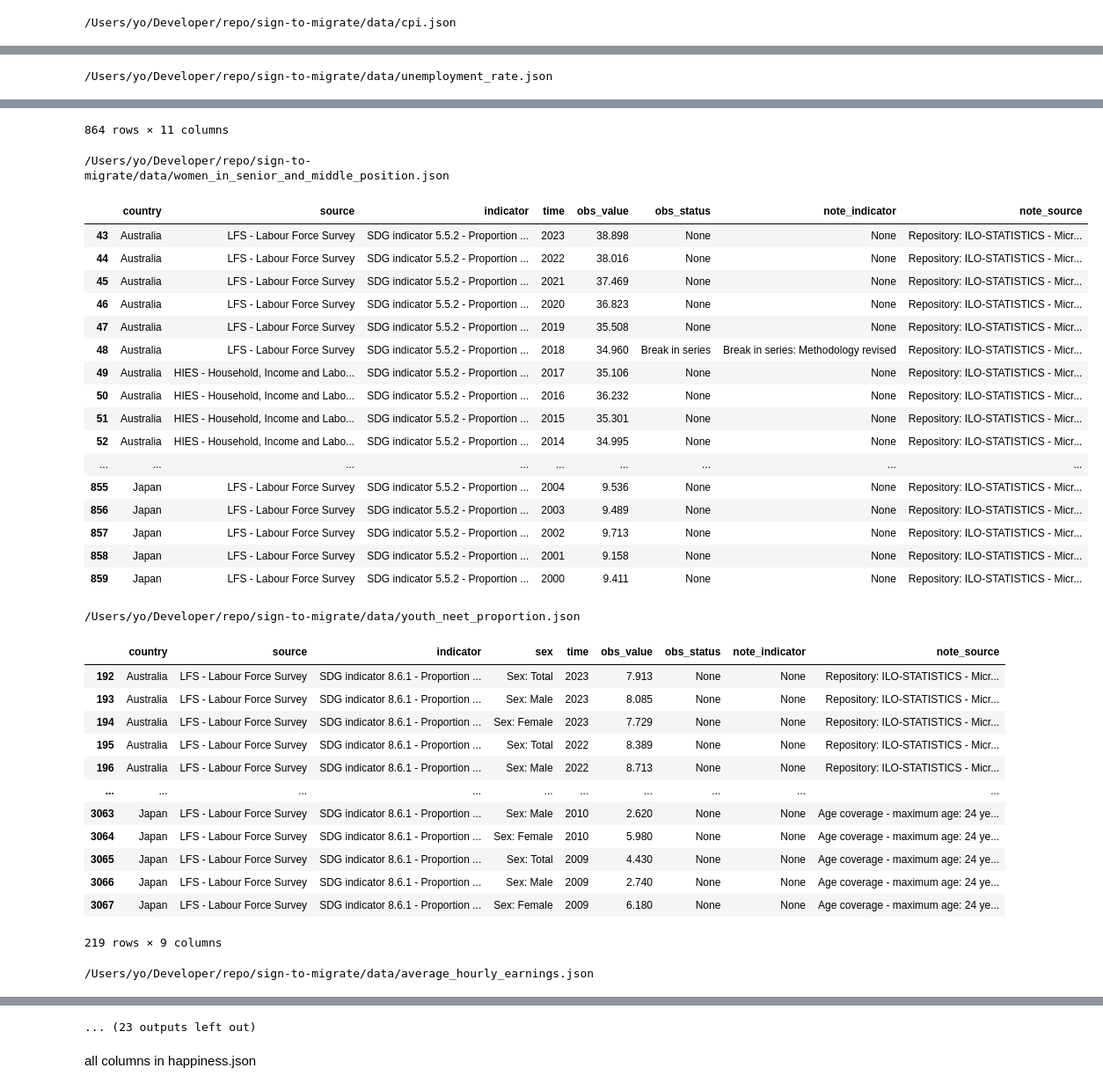
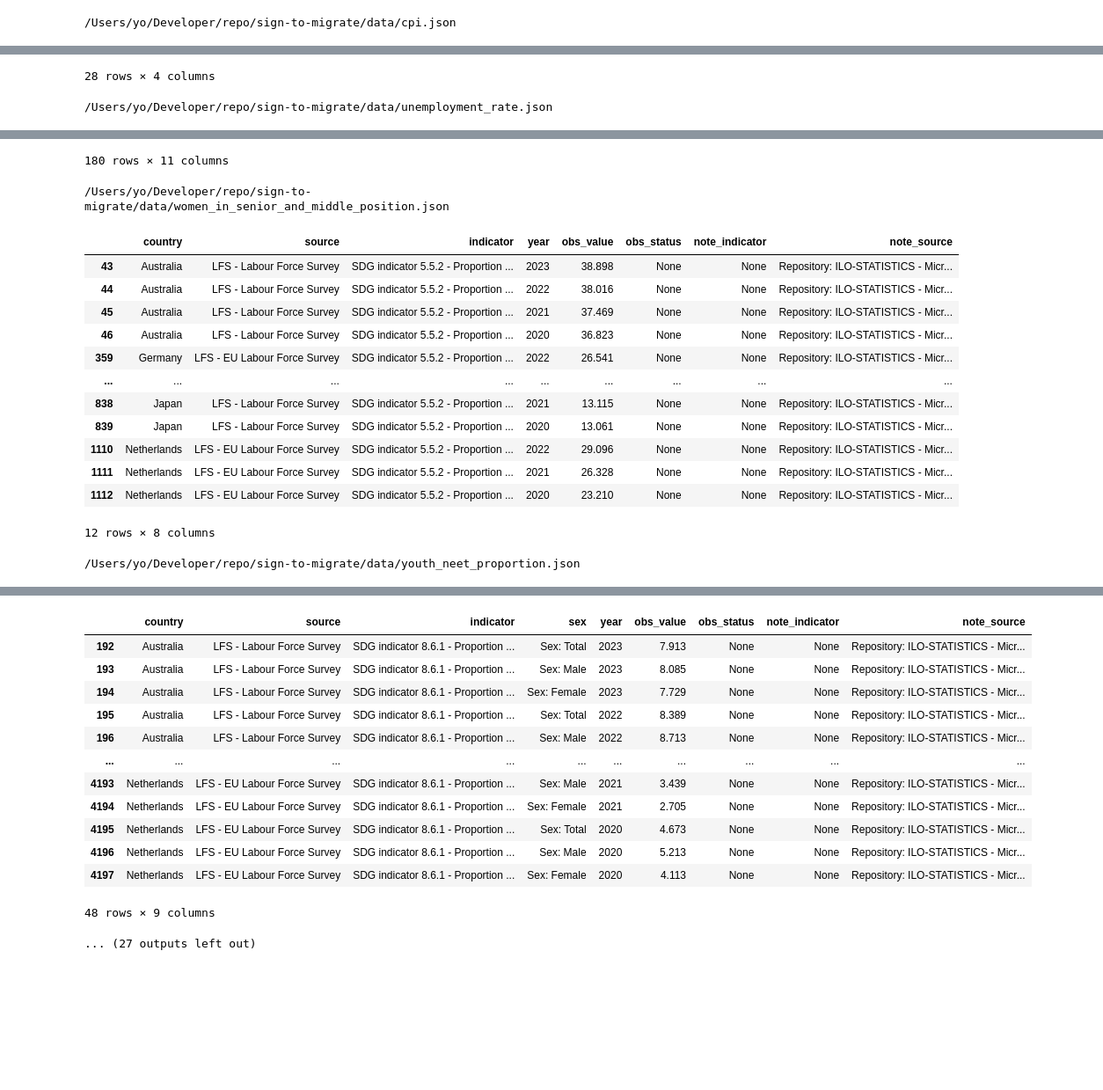
Before and after one commit to yoichiojima-2/migrate, a Jupyter notebook: explore/explore/playground.ipynb, the cells around one changed output, grey strips where cells are left out. Shown at 88% size. Drawn from its saved outputs; the diff is of its cells as text; code cells hidden in the pictures; blank space fills up the shorter version.

Commit message:
match column name

```diff
--- a/explore/explore/playground.ipynb
+++ b/explore/explore/playground.ipynb
@@ -6,17 +6,18 @@ from IPython.display import display
 
 
 pd.options.display.max_columns = 1000
-pd.options.display.max_rows = 50
+pd.options.display.max_rows = 10
 pd.set_option("display.max_colwidth", None)
 
 
-targets=[
+targets = [
     "United States",
     "United Kingdom",
     "Canada",
     "Australia",
     "Germany",
-    "Japan"
+    "Japan",
+    "Netherlands",
 ]
 
 
@@ -28,6 +29,8 @@ for i in Path(os.getenv("DATA_DIR")).rglob("*.json"):
     print(i)
     df = read_data(i)
     df = df[df["country"].isin(targets)]
+    if "year" in df.columns:
+        df = df[df["year"].between(2010, 2024)]
     display(df)
 # %% [output]
 /Users/yo/Developer/repo/sign-to-migrate/data/cpi.json
@@ -51 +49,2 @@ for i in Path(os.getenv("DATA_DIR")).rglob("*.json"):
-/Users/yo/Developer/repo/sign-to-migrate/data/unemployment_rate.json
+28 rows × 4 columns
+/Users/yo/Developer/repo/sign-to-migrate/data/unemployment_rate.json
@@ -64,34 +63,16 @@ for i in Path(os.getenv("DATA_DIR")).rglob("*.json"):
-864 rows × 11 columns
-/Users/yo/Developer/repo/sign-to-migrate/data/women_in_senior_and_middle_position.json
+180 rows × 11 columns
+/Users/yo/Developer/repo/sign-to-migrate/data/women_in_senior_and_middle_position.json
-|  | country | source | indicator | time | obs_value | obs_status | note_indicator | note_source |
+|  | country | source | indicator | year | obs_value | obs_status | note_indicator | note_source |
 | 43 | Australia | LFS - Labour Force Survey | SDG indicator 5.5.2 - Proportion ... | 2023 | 38.898 | None | None | Repository: ILO-STATISTICS - Micr... |
 | 44 | Australia | LFS - Labour Force Survey | SDG indicator 5.5.2 - Proportion ... | 2022 | 38.016 | None | None | Repository: ILO-STATISTICS - Micr... |
 | 45 | Australia | LFS - Labour Force Survey | SDG indicator 5.5.2 - Proportion ... | 2021 | 37.469 | None | None | Repository: ILO-STATISTICS - Micr... |
 | 46 | Australia | LFS - Labour Force Survey | SDG indicator 5.5.2 - Proportion ... | 2020 | 36.823 | None | None | Repository: ILO-STATISTICS - Micr... |
-| 47 | Australia | LFS - Labour Force Survey | SDG indicator 5.5.2 - Proportion ... | 2019 | 35.508 | None | None | Repository: ILO-STATISTICS - Micr... |
-| 48 | Australia | LFS - Labour Force Survey | SDG indicator 5.5.2 - Proportion ... | 2018 | 34.960 | Break in series | Break in series: Methodology revised | Repository: ILO-STATISTICS - Micr... |
-| 49 | Australia | HIES - Household, Income and Labo... | SDG indicator 5.5.2 - Proportion ... | 2017 | 35.106 | None | None | Repository: ILO-STATISTICS - Micr... |
-| 50 | Australia | HIES - Household, Income and Labo... | SDG indicator 5.5.2 - Proportion ... | 2016 | 36.232 | None | None | Repository: ILO-STATISTICS - Micr... |
-| 51 | Australia | HIES - Household, Income and Labo... | SDG indicator 5.5.2 - Proportion ... | 2015 | 35.301 | None | None | Repository: ILO-STATISTICS - Micr... |
-| 52 | Australia | HIES - Household, Income and Labo... | SDG indicator 5.5.2 - Proportion ... | 2014 | 34.995 | None | None | Repository: ILO-STATISTICS - Micr... |
+| 359 | Germany | LFS - EU Labour Force Survey | SDG indicator 5.5.2 - Proportion ... | 2022 | 26.541 | None | None | Repository: ILO-STATISTICS - Micr... |
 | ... | ... | ... | ... | ... | ... | ... | ... | ... |
-| 855 | Japan | LFS - Labour Force Survey | SDG indicator 5.5.2 - Proportion ... | 2004 | 9.536 | None | None | Repository: ILO-STATISTICS - Micr... |
-| 856 | Japan | LFS - Labour Force Survey | SDG indicator 5.5.2 - Proportion ... | 2003 | 9.489 | None | None | Repository: ILO-STATISTICS - Micr... |
-| 857 | Japan | LFS - Labour Force Survey | SDG indicator 5.5.2 - Proportion ... | 2002 | 9.713 | None | None | Repository: ILO-STATISTICS - Micr... |
-| 858 | Japan | LFS - Labour Force Survey | SDG indicator 5.5.2 - Proportion ... | 2001 | 9.158 | None | None | Repository: ILO-STATISTICS - Micr... |
-| 859 | Japan | LFS - Labour Force Survey | SDG indicator 5.5.2 - Proportion ... | 2000 | 9.411 | None | None | Repository: ILO-STATISTICS - Micr... |
+| 838 | Japan | LFS - Labour Force Survey | SDG indicator 5.5.2 - Proportion ... | 2021 | 13.115 | None | None | Repository: ILO-STATISTICS - Micr... |
+| 839 | Japan | LFS - Labour Force Survey | SDG indicator 5.5.2 - Proportion ... | 2020 | 13.061 | None | None | Repository: ILO-STATISTICS - Micr... |
+| 1110 | Netherlands | LFS - EU Labour Force Survey | SDG indicator 5.5.2 - Proportion ... | 2022 | 29.096 | None | None | Repository: ILO-STATISTICS - Micr... |
+| 1111 | Netherlands | LFS - EU Labour Force Survey | SDG indicator 5.5.2 - Proportion ... | 2021 | 26.328 | None | None | Repository: ILO-STATISTICS - Micr... |
+| 1112 | Netherlands | LFS - EU Labour Force Survey | SDG indicator 5.5.2 - Proportion ... | 2020 | 23.210 | None | None | Repository: ILO-STATISTICS - Micr... |
-/Users/yo/Developer/repo/sign-to-migrate/data/youth_neet_proportion.json
-|  | country | source | indicator | sex | time | obs_value | obs_status | note_indicator | note_source |
-| 192 | Australia | LFS - Labour Force Survey | SDG indicator 8.6.1 - Proportion ... | Sex: Total | 2023 | 7.913 | None | None | Repository: ILO-STATISTICS - Micr... |
-| 193 | Australia | LFS - Labour Force Survey | SDG indicator 8.6.1 - Proportion ... | Sex: Male | 2023 | 8.085 | None | None | Repository: ILO-STATISTICS - Micr... |
-| 194 | Australia | LFS - Labour Force Survey | SDG indicator 8.6.1 - Proportion ... | Sex: Female | 2023 | 7.729 | None | None | Repository: ILO-STATISTICS - Micr... |
-| 195 | Australia | LFS - Labour Force Survey | SDG indicator 8.6.1 - Proportion ... | Sex: Total | 2022 | 8.389 | None | None | Repository: ILO-STATISTICS - Micr... |
-| 196 | Australia | LFS - Labour Force Survey | SDG indicator 8.6.1 - Proportion ... | Sex: Male | 2022 | 8.713 | None | None | Repository: ILO-STATISTICS - Micr... |
-| ... | ... | ... | ... | ... | ... | ... | ... | ... | ... |
-| 3063 | Japan | LFS - Labour Force Survey | SDG indicator 8.6.1 - Proportion ... | Sex: Male | 2010 | 2.620 | None | None | Age coverage - maximum age: 24 ye... |
-| 3064 | Japan | LFS - Labour Force Survey | SDG indicator 8.6.1 - Proportion ... | Sex: Female | 2010 | 5.980 | None | None | Age coverage - maximum age: 24 ye... |
-| 3065 | Japan | LFS - Labour Force Survey | SDG indicator 8.6.1 - Proportion ... | Sex: Total | 2009 | 4.430 | None | None | Age coverage - maximum age: 24 ye... |
-| 3066 | Japan | LFS - Labour Force Survey | SDG indicator 8.6.1 - Proportion ... | Sex: Male | 2009 | 2.740 | None | None | Age coverage - maximum age: 24 ye... |
-| 3067 | Japan | LFS - Labour Force Survey | SDG indicator 8.6.1 - Proportion ... | Sex: Female | 2009 | 6.180 | None | None | Age coverage - maximum age: 24 ye... |
-219 rows × 9 columns
+12 rows × 8 columns
-/Users/yo/Developer/repo/sign-to-migrate/data/average_hourly_earnings.json
+/Users/yo/Developer/repo/sign-to-migrate/data/youth_neet_proportion.json
@@ -110,3 +79,14 @@ for i in Path(os.getenv("DATA_DIR")).rglob("*.json"):
+|  | country | source | indicator | sex | year | obs_value | obs_status | note_indicator | note_source |
+| 192 | Australia | LFS - Labour Force Survey | SDG indicator 8.6.1 - Proportion ... | Sex: Total | 2023 | 7.913 | None | None | Repository: ILO-STATISTICS - Micr... |
+| 193 | Australia | LFS - Labour Force Survey | SDG indicator 8.6.1 - Proportion ... | Sex: Male | 2023 | 8.085 | None | None | Repository: ILO-STATISTICS - Micr... |
+| 194 | Australia | LFS - Labour Force Survey | SDG indicator 8.6.1 - Proportion ... | Sex: Female | 2023 | 7.729 | None | None | Repository: ILO-STATISTICS - Micr... |
+| 195 | Australia | LFS - Labour Force Survey | SDG indicator 8.6.1 - Proportion ... | Sex: Total | 2022 | 8.389 | None | None | Repository: ILO-STATISTICS - Micr... |
+| 196 | Australia | LFS - Labour Force Survey | SDG indicator 8.6.1 - Proportion ... | Sex: Male | 2022 | 8.713 | None | None | Repository: ILO-STATISTICS - Micr... |
+| ... | ... | ... | ... | ... | ... | ... | ... | ... | ... |
+| 4193 | Netherlands | LFS - EU Labour Force Survey | SDG indicator 8.6.1 - Proportion ... | Sex: Male | 2021 | 3.439 | None | None | Repository: ILO-STATISTICS - Micr... |
+| 4194 | Netherlands | LFS - EU Labour Force Survey | SDG indicator 8.6.1 - Proportion ... | Sex: Female | 2021 | 2.705 | None | None | Repository: ILO-STATISTICS - Micr... |
+| 4195 | Netherlands | LFS - EU Labour Force Survey | SDG indicator 8.6.1 - Proportion ... | Sex: Total | 2020 | 4.673 | None | None | Repository: ILO-STATISTICS - Micr... |
+| 4196 | Netherlands | LFS - EU Labour Force Survey | SDG indicator 8.6.1 - Proportion ... | Sex: Male | 2020 | 5.213 | None | None | Repository: ILO-STATISTICS - Micr... |
+| 4197 | Netherlands | LFS - EU Labour Force Survey | SDG indicator 8.6.1 - Proportion ... | Sex: Female | 2020 | 4.113 | None | None | Repository: ILO-STATISTICS - Micr... |
-... (23 outputs left out)
+48 rows × 9 columns
+... (27 outputs left out)
-# %% [markdown]
-all columns in happiness.json
```
Also changed, not shown: parts of 1 cell of this notebook, 16 other files.
